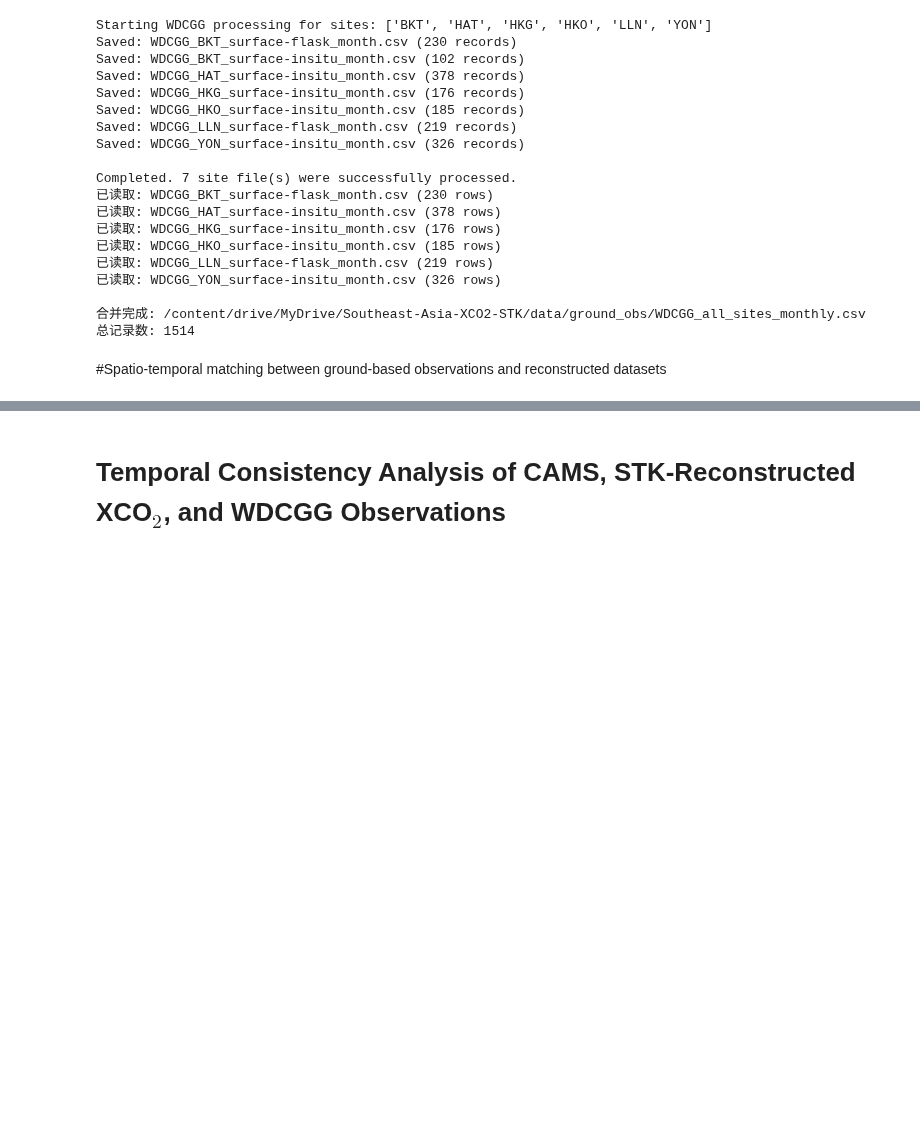
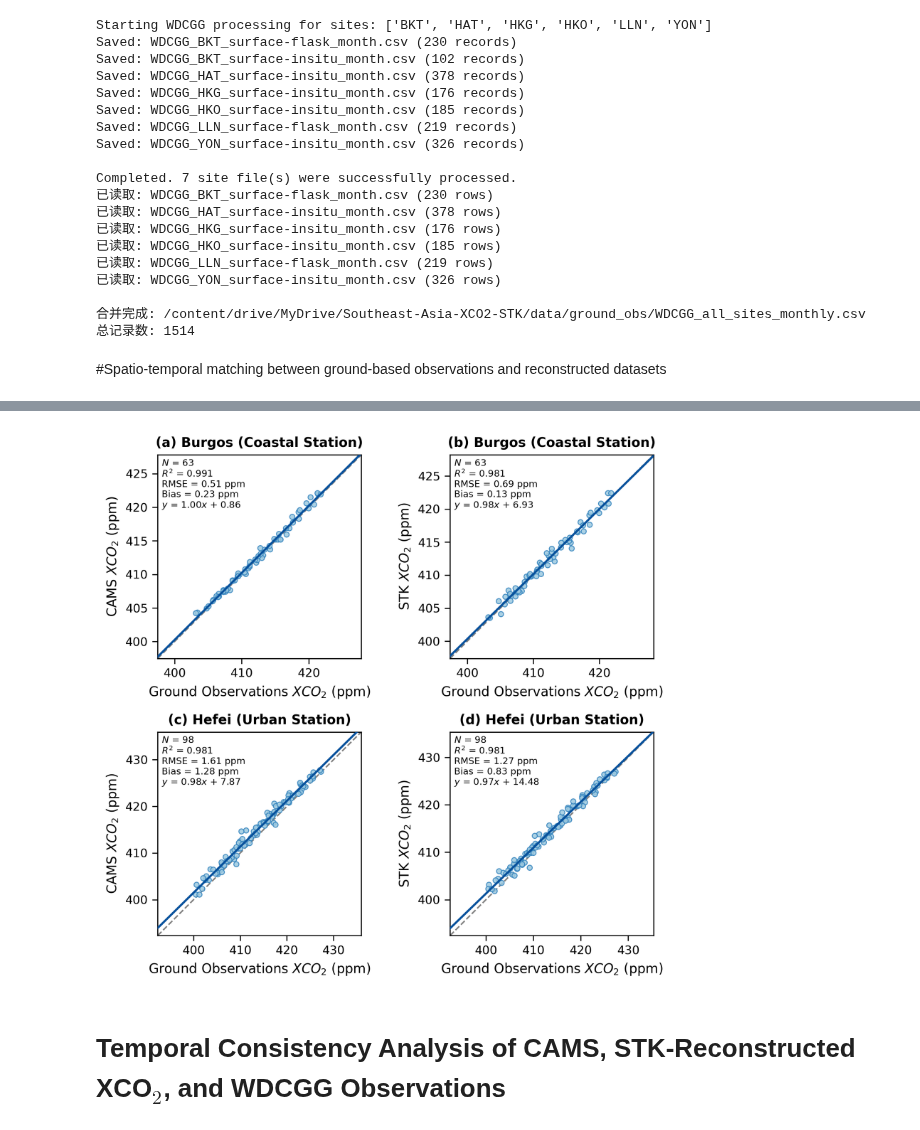
Before and after one commit to hongxu-yn/Southeast-Asia-XCO2-STK, a Jupyter notebook: src/3_Technical_validation.ipynb, the cells around one changed output, grey strips where cells are left out. Cells and saved outputs as stored; diff of their text form; code cells hidden in the pictures; blank space fills up the shorter version.

```diff
--- a/src/3_Technical_validation.ipynb
+++ b/src/3_Technical_validation.ipynb
@@ -767,0 +821,94 @@ for map_name in ["cams","stk"]:
+# %%
+
+import math
+import pandas as pd
+import matplotlib.pyplot as plt
+from pathlib import Path
+
+# =========================
+# 1. 读取数据
+# =========================
+cams_fn = Validation_DIR / "matched_cams_tccon.csv"
+stk_fn  = Validation_DIR / "matched_stk_tccon.csv"
+
+df_cams = pd.read_csv(cams_fn)
+df_stk  = pd.read_csv(stk_fn)
+
+
+sites_cams = set(df_cams["site"].dropna().unique())
+sites_stk  = set(df_stk["site"].dropna().unique())
+common_sites = sorted(sites_cams & sites_stk)
+
+if len(common_sites) == 0:
+    raise ValueError("CAMS 和 STK 数据中没有共同站点，无法配对作图。")
+
+sites_to_plot = common_sites[:2]
+
+
+n_rows = len(sites_to_plot)
+n_cols = 2
+
+fig, axes = plt.subplots(
+    n_rows, n_cols,
+    figsize=(3.2 * n_cols, 3 * n_rows),
+    dpi=300
+)
+
+if n_rows == 1:
+    axes = [axes]
+
+def find_ground_col(df):
+    potential_cols = ["xco2", "co2", "co2_ppm"]
+    cols_lower = {c.lower(): c for c in df.columns}
+    for col in potential_cols:
+        if col in cols_lower:
+            return cols_lower[col]
+    return None
+
+
+panel_idx = 0
+map_info = [("cams", df_cams), ("stk", df_stk)]
+
+for i, site in enumerate(sites_to_plot):
+    for j, (map_name, df_map) in enumerate(map_info):
+        ax = axes[i][j] if n_rows > 1 else axes[j]
+
+        sub = df_map[df_map["site"] == site].copy()
+        x_col = find_ground_col(sub)
+
+        if sub.empty:
+            ax.text(0.5, 0.5, f"No data for\n{site}",
+                    ha="center", va="center", fontsize=10)
+            ax.set_axis_off()
+            panel_idx += 1
+            continue
+
+        if x_col is None:
+            ax.text(0.5, 0.5, f"No ground XCO$_2$/CO$_2$\ncolumn in {site}",
+                    ha="center", va="center", fontsize=10)
+            ax.set_axis_off()
+            panel_idx += 1
+            continue
+
+        display_label = "$XCO_2$" if "xco2" in x_col.lower() else "$CO_2$"
+
+        plot_scatter(
+            ax=ax,
+            df=sub,
+            x_name=x_col,
+            y_name=map_name,
+            title_name=f"{site} ({SITE_META.get(site, 'Station')})",
+            x_label=f"Ground Observations {display_label} (ppm)",
+            y_label=f"{map_name.upper()} $XCO_2$ (ppm)",
+            sublabel=chr(97 + panel_idx)   # a, b, c, d
+        )
+
+        panel_idx += 1
+
+
+plt.tight_layout()
+png_fn = DOC_DIR / "validation_tccon_cams_stk.png"
+plt.savefig(png_fn, bbox_inches="tight")
+print(f"Saved: {png_fn}")
+plt.show()
+# %% [output]
@@ -768,3 +916,4 @@ for map_name in ["cams","stk"]:
+[figure, added]
 # %% [markdown]
 # Temporal Consistency Analysis of CAMS, STK-Reconstructed XCO$_2$, and WDCGG Observations
 # %% [markdown]
```
Also changed, not shown: parts of 11 cells of this notebook.
